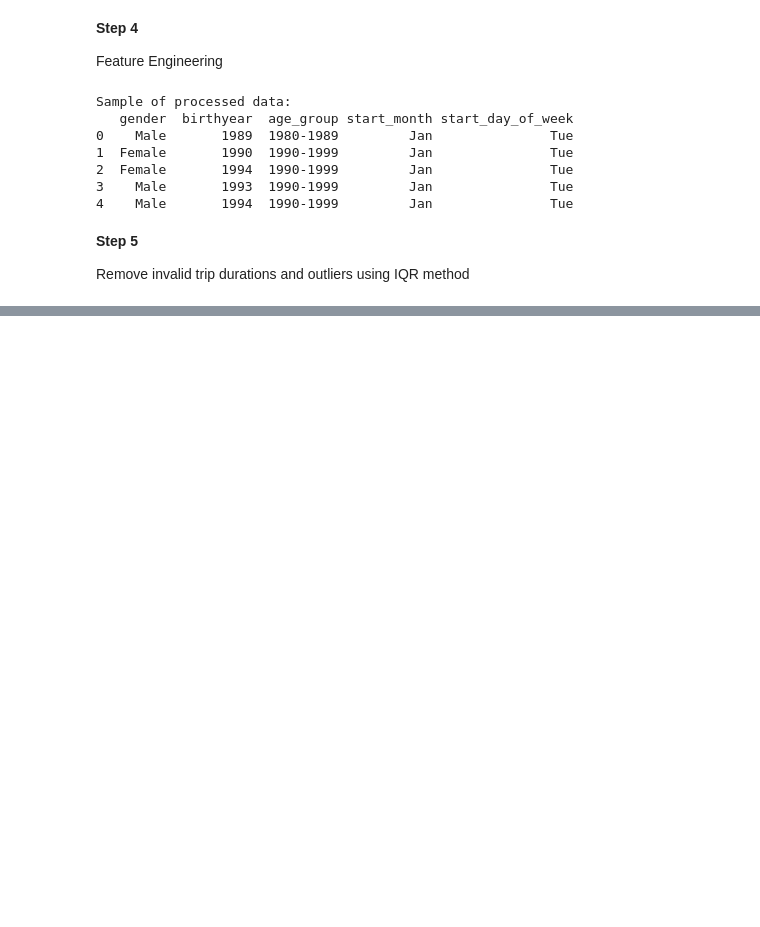
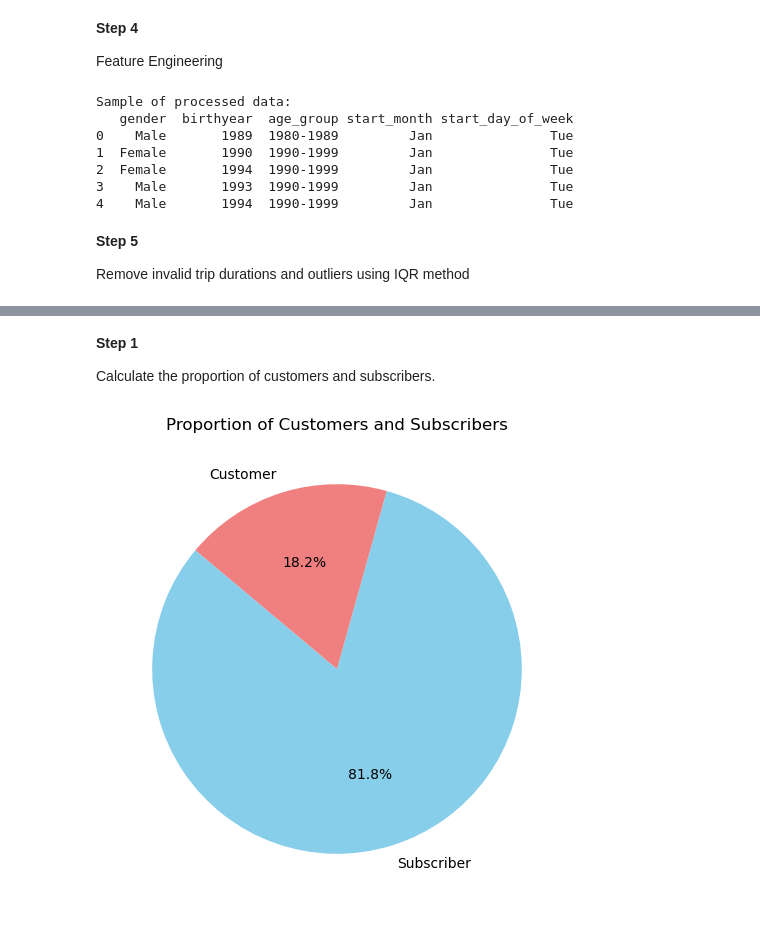
Before and after one commit to EdwardXieee/IS5126-FinalProject, a Jupyter notebook: Data Preprocessing.ipynb, the cells around one changed output, grey strips where cells are left out. Saved outputs shown, nothing was run; the diff lists cells and outputs as text; code cells hidden in the pictures; blank space fills up the shorter version.

```diff
--- a/Data Preprocessing.ipynb
+++ b/Data Preprocessing.ipynb
@@ -222,0 +230,17 @@ max         2198.00
+# %%
+# Make the dataframe name brief.
+df = df_all_quarters
+# %% [markdown]
+**Step 1**
+
+Calculate the proportion of customers and subscribers.
+# %%
+usertype_counts = df['usertype'].value_counts()
+
+plt.figure(figsize=(6, 6))
+usertype_counts.plot(kind='pie', autopct='%1.1f%%', startangle=140, colors=['skyblue', 'lightcoral'])
+plt.title('Proportion of Customers and Subscribers')
+plt.ylabel('')
+plt.show()
+# %% [output]
+[figure, added]
```
Also changed, not shown: parts of 21 cells of this notebook.
